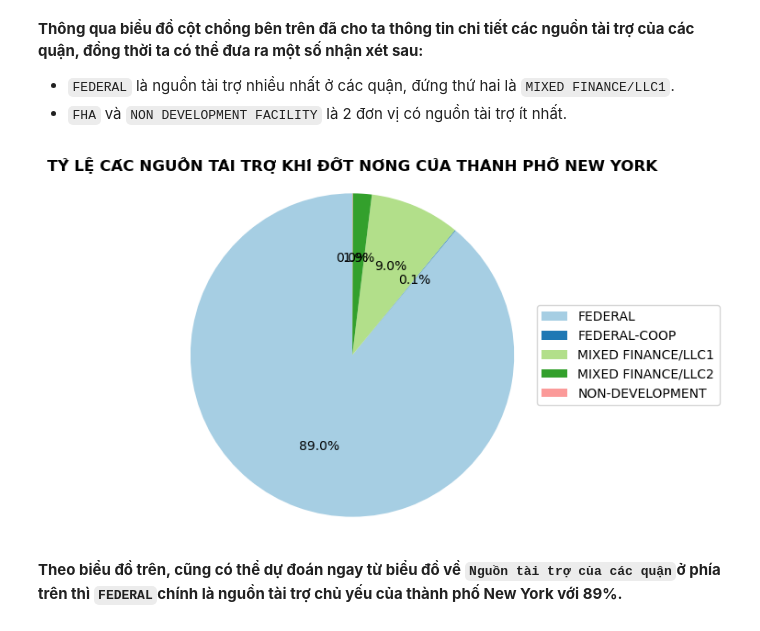
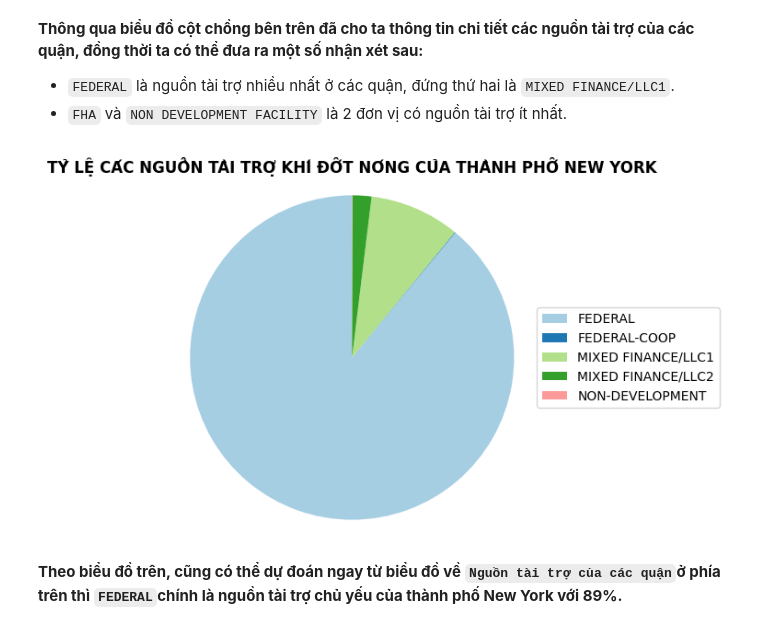
Before and after one commit to snguyenduongtruong/DataScience_ProgrammingProject, a Jupyter notebook: 3.0-Question_Proposing_Answering.ipynb, the cells around one changed output. Cells and saved outputs as stored; diff of their text form; code cells hidden in the pictures.

```diff
--- a/3.0-Question_Proposing_Answering.ipynb
+++ b/3.0-Question_Proposing_Answering.ipynb
@@ -277,16 +277,16 @@ plt.show()
 # %%
 city_by_source = gas_df.groupby('Funding Source')['Current Charges'].sum()
 # Vẽ biểu đồ tròn từ dữ liệu đã nhóm và tính tổng
 plt.figure(figsize=(5, 5))  # Kích thước của biểu đồ tròn
 colors = plt.cm.Paired(range(len(city_by_source)))  # Sử dụng màu từ bảng màu Paired
 
 # Vẽ biểu đồ tròn
-plt.pie(city_by_source, labels=None, autopct='%1.1f%%', startangle=90, colors=colors)
+plt.pie(city_by_source, labels=None,  startangle=90, colors=colors)
 plt.legend(city_by_source.index, loc='center left', bbox_to_anchor=(1, 0.5))
 plt.title('TỶ LỆ CÁC NGUỒN TÀI TRỢ KHÍ ĐỐT NÓNG CỦA THÀNH PHỐ NEW YORK',fontweight='bold')
 plt.axis('equal')  # Đảm bảo biểu đồ tròn được vẽ hợp lý
 plt.show()
 # %% [output]
-[figure, old version]
+[figure, new version]
 # %% [markdown]
 **Theo biểu đồ trên, cũng có thể dự đoán ngay từ biểu đồ về `Nguồn tài trợ của các quận`ở phía trên thì `FEDERAL`chính là nguồn tài trợ chủ yếu của thành phố New York với 89%.**
```
Also changed, not shown: parts of 3 cells of this notebook.
